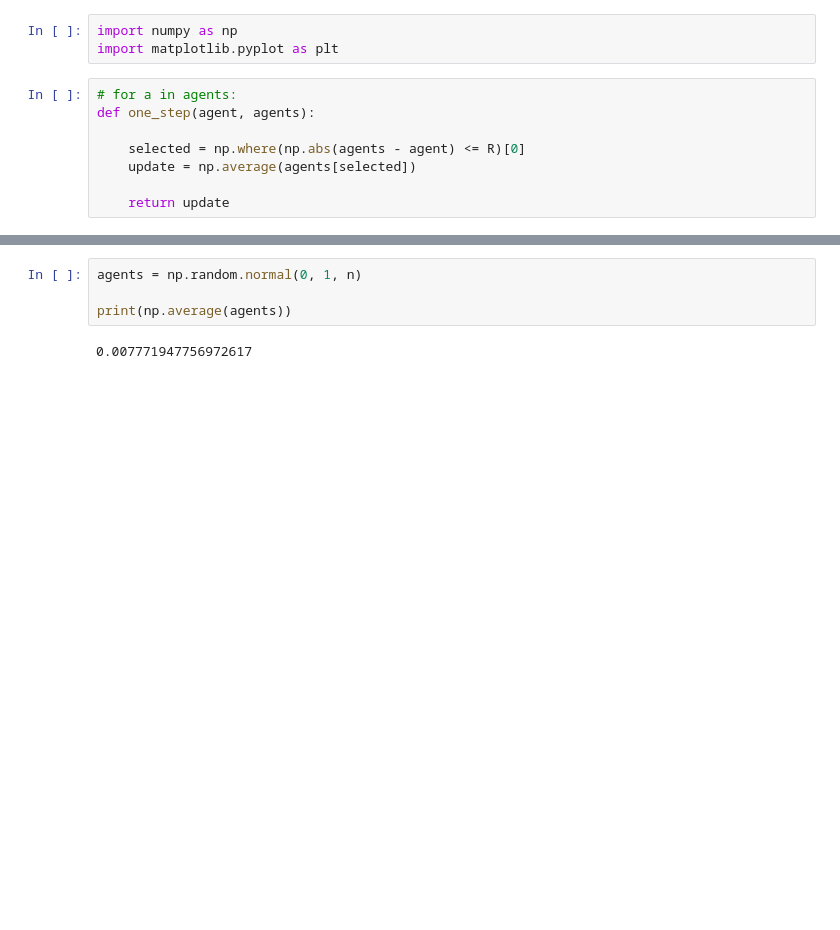
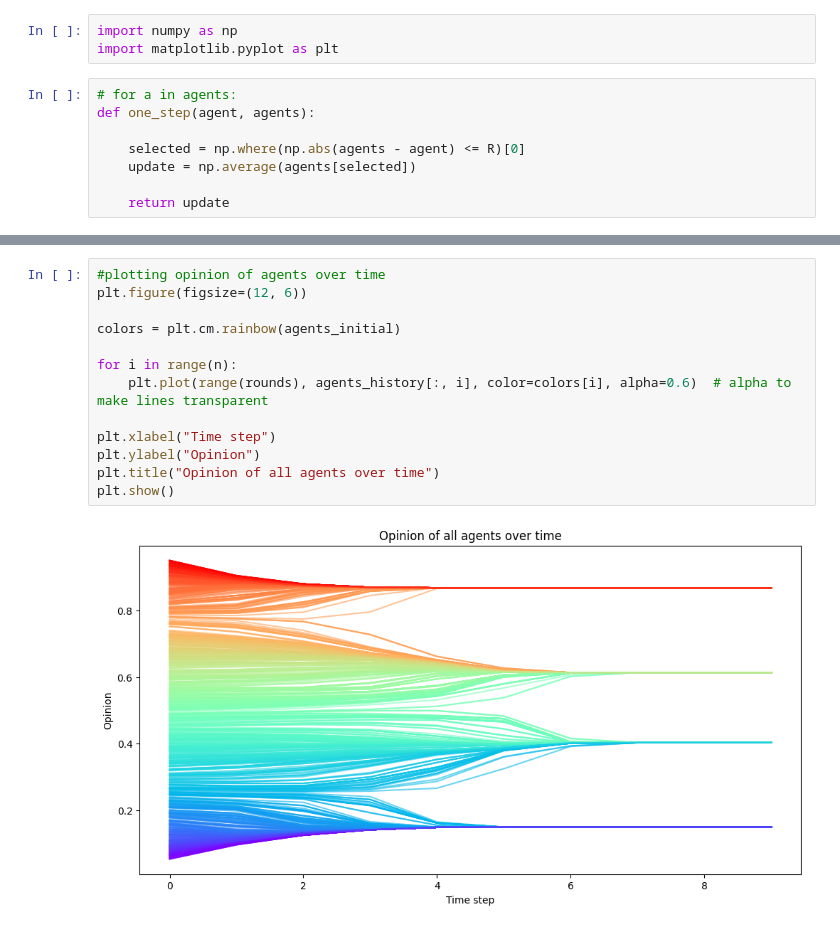
Before and after one commit to triptesh1212/industrial-maths-project-2, a Jupyter notebook: Intial_model.ipynb, the cells around one changed output, grey strips where cells are left out. Drawn from its saved outputs; the diff is of its cells as text; blank space fills up the shorter version.

```diff
--- a/Intial_model.ipynb
+++ b/Intial_model.ipynb
@@ -51,6 +59,15 @@ for r in range(rounds):
 # %%
-agents = np.random.normal(0, 1, n)
+#plotting opinion of agents over time
+plt.figure(figsize=(12, 6))
 
-print(np.average(agents))
+colors = plt.cm.rainbow(agents_initial)
+
+for i in range(n):
+    plt.plot(range(rounds), agents_history[:, i], color=colors[i], alpha=0.6)  # alpha to make lines transparent
+
+plt.xlabel("Time step")
+plt.ylabel("Opinion")
+plt.title("Opinion of all agents over time")
+plt.show()
 # %% [output]
-0.007771947756972617
+[figure, added]
```
Also changed, not shown: parts of 1 cell of this notebook, 1 other file.
